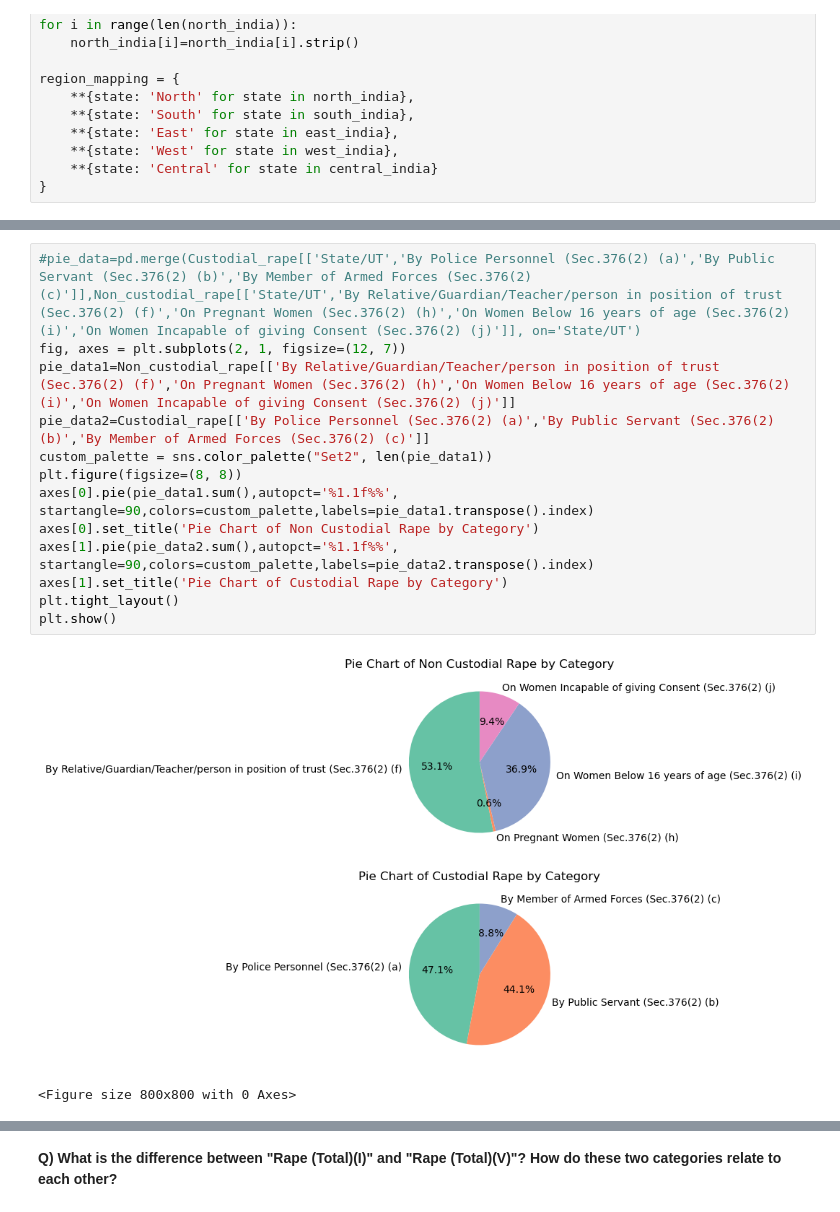
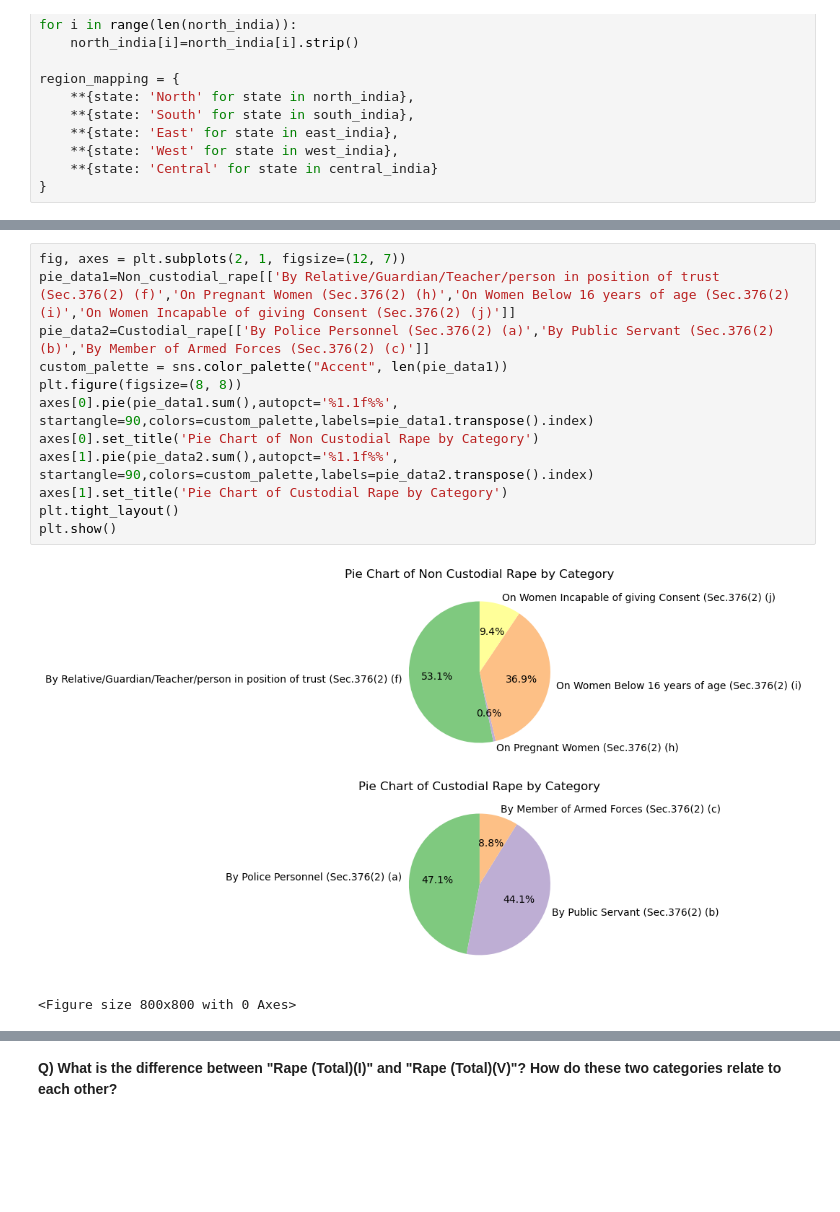
Before and after one commit to RajeevG187/Breaking-The-Scilence, a Jupyter notebook: DS250_project_EDA.ipynb, the cells around one changed output, grey strips where cells are left out. Cells and saved outputs as stored; diff of their text form; blank space fills up the shorter version.

```diff
--- a/DS250_project_EDA.ipynb
+++ b/DS250_project_EDA.ipynb
@@ -143,18 +172,17 @@ data
 # %%
-#pie_data=pd.merge(Custodial_rape[['State/UT','By Police Personnel (Sec.376(2) (a)','By Public Servant (Sec.376(2) (b)','By Member of Armed Forces (Sec.376(2) (c)']],Non_custodial_rape[['State/UT','By Relative/Guardian/Teacher/person in position of trust (Sec.376(2) (f)','On Pregnant Women (Sec.376(2) (h)','On Women Below 16 years of age (Sec.376(2) (i)','On Women Incapable of giving Consent (Sec.376(2) (j)']], on='State/UT')
 fig, axes = plt.subplots(2, 1, figsize=(12, 7))
 pie_data1=Non_custodial_rape[['By Relative/Guardian/Teacher/person in position of trust (Sec.376(2) (f)','On Pregnant Women (Sec.376(2) (h)','On Women Below 16 years of age (Sec.376(2) (i)','On Women Incapable of giving Consent (Sec.376(2) (j)']]
 pie_data2=Custodial_rape[['By Police Personnel (Sec.376(2) (a)','By Public Servant (Sec.376(2) (b)','By Member of Armed Forces (Sec.376(2) (c)']]
-custom_palette = sns.color_palette("Set2", len(pie_data1))
+custom_palette = sns.color_palette("Accent", len(pie_data1))
 plt.figure(figsize=(8, 8))
 axes[0].pie(pie_data1.sum(),autopct='%1.1f%%', startangle=90,colors=custom_palette,labels=pie_data1.transpose().index)
 axes[0].set_title('Pie Chart of Non Custodial Rape by Category')
 axes[1].pie(pie_data2.sum(),autopct='%1.1f%%', startangle=90,colors=custom_palette,labels=pie_data2.transpose().index)
 axes[1].set_title('Pie Chart of Custodial Rape by Category')
 plt.tight_layout()
 plt.show()
 # %% [output]
-[figure, old version]
+[figure, new version]
 <Figure size 800x800 with 0 Axes>
 # %%
 Non_custodial_rape['Region'] = Non_custodial_rape['State/UT'].map(region_mapping)
```
Also changed, not shown: parts of 44 cells of this notebook.
